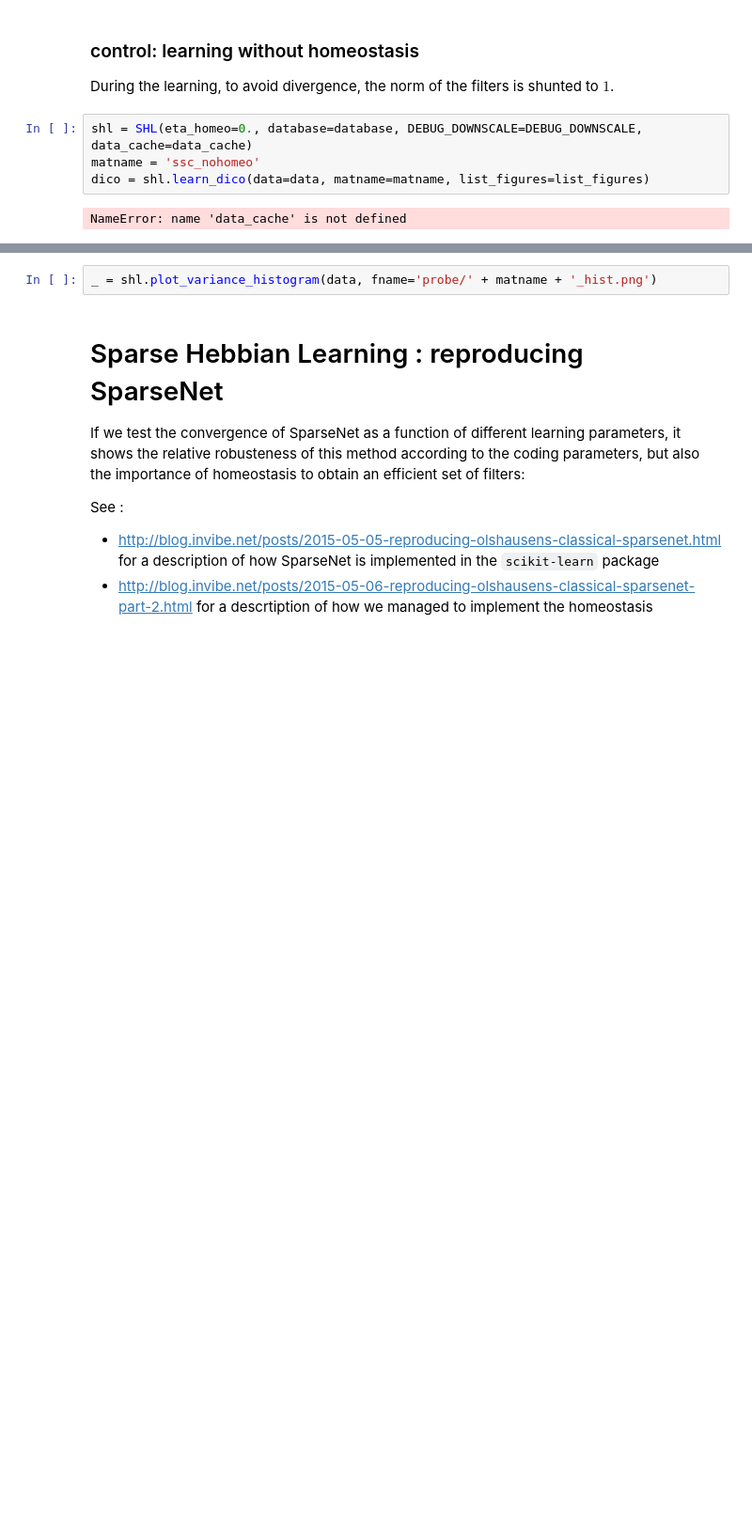
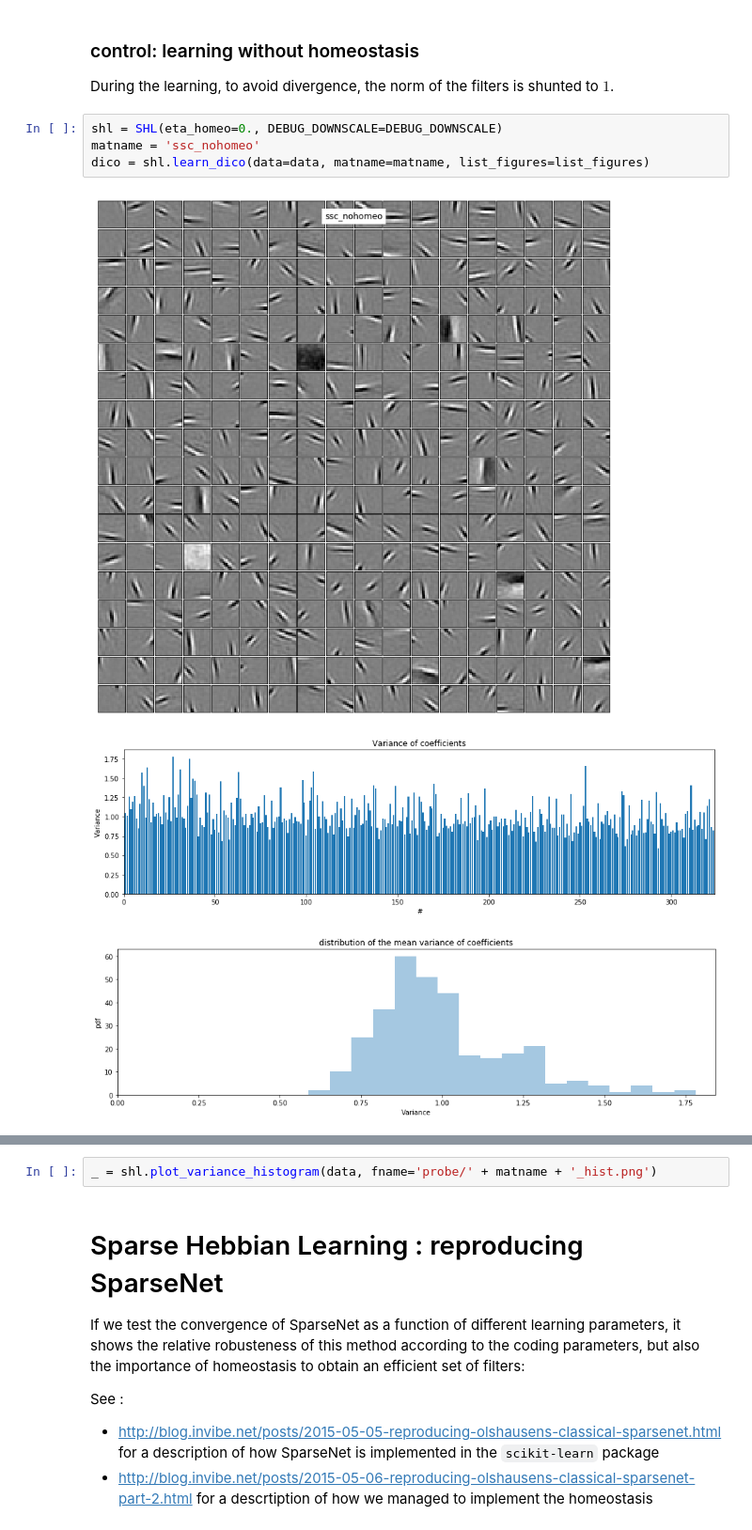
Before and after one commit to bicv/SparseHebbianLearning, a Jupyter notebook: index.ipynb, the cells around one changed output, grey strips where cells are left out. Shown at 94% size. Drawn from its saved outputs; the diff is of its cells as text; blank space fills up the shorter version.

```diff
--- a/index.ipynb
+++ b/index.ipynb
@@ -68,8 +67,10 @@ _ = shl.plot_variance_histogram(data, fname='probe/' + matname + '_hist.png')
 
 During the learning, to avoid divergence, the norm of the filters is shunted to $1$.
 # %%
-shl = SHL(eta_homeo=0., database=database, DEBUG_DOWNSCALE=DEBUG_DOWNSCALE, data_cache=data_cache)
+shl = SHL(eta_homeo=0., DEBUG_DOWNSCALE=DEBUG_DOWNSCALE)
 matname = 'ssc_nohomeo'
 dico = shl.learn_dico(data=data, matname=matname, list_figures=list_figures)
 # %% [output]
-NameError: name 'data_cache' is not defined
+[figure, added]
+[figure, added]
+[figure, added]
```
Also changed, not shown: parts of 7 cells of this notebook, 2 other files.
